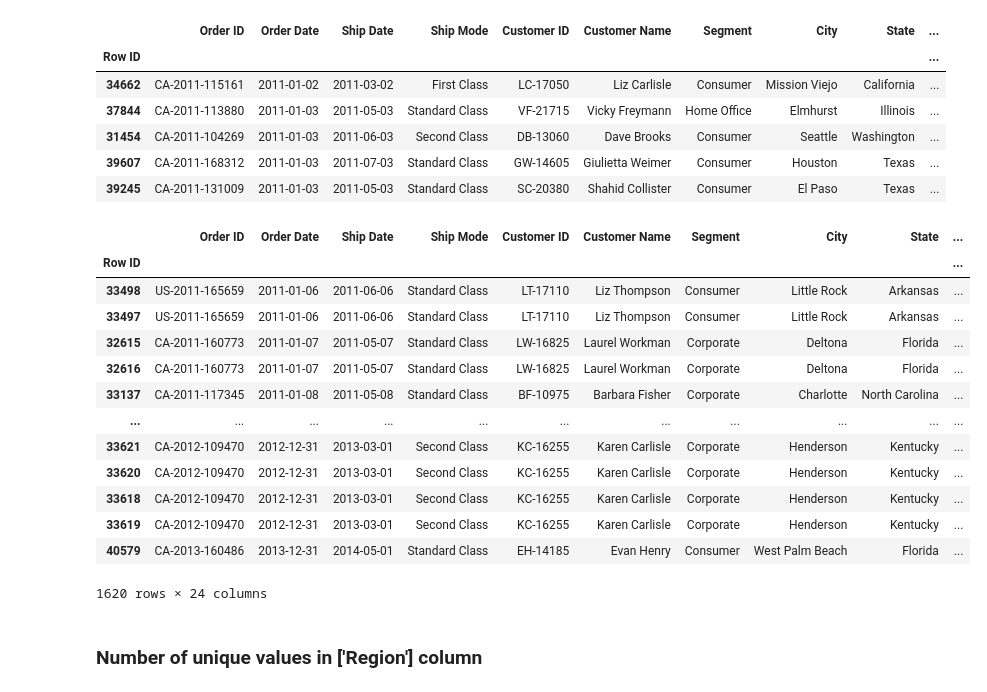
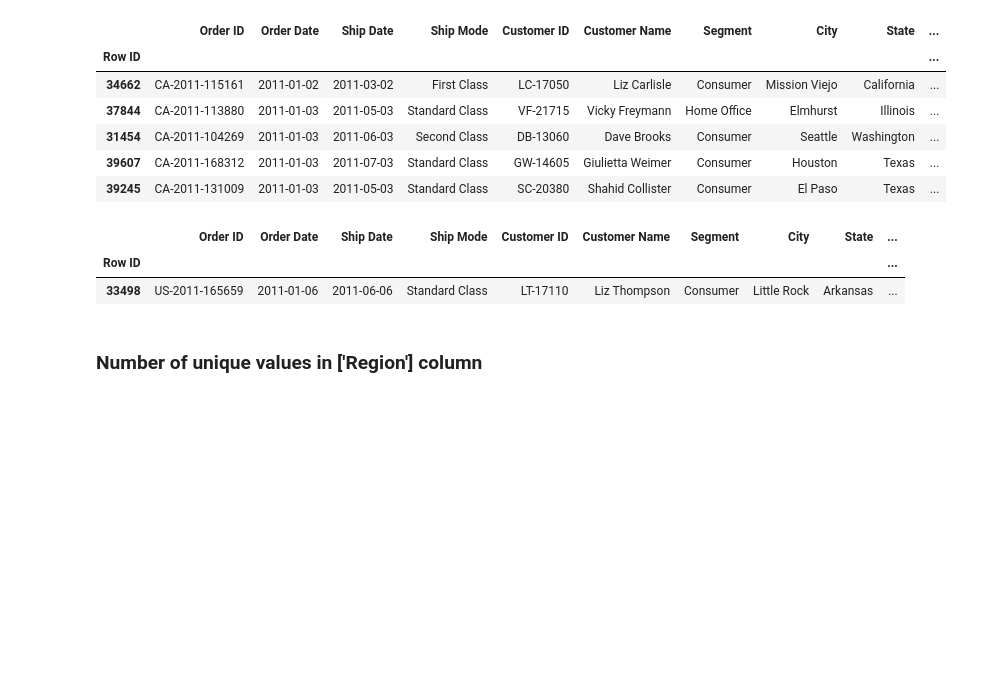
Before and after one commit to abidshafee/dataAnalysis, a Jupyter notebook: dataAnalysis.ipynb, the cells around one changed output. Saved outputs shown, nothing was run; the diff lists cells and outputs as text; code cells hidden in the pictures; blank space fills up the shorter version.

```diff
--- a/dataAnalysis.ipynb
+++ b/dataAnalysis.ipynb
@@ -372,23 +372,12 @@ cln_df.head()
 # %%
 # cln_df['Region'].value_counts().plot(kind='bar')
 
 south_region = cln_df.loc[df['Region']=='South']
-south_region
+south_region.head(1)
 # %% [output]
 |  | Order ID | Order Date | Ship Date | Ship Mode | Customer ID | Customer Name | Segment | City | State | ... |
 | Row ID |  |  |  |  |  |  |  |  |  | ... |
 | 33498 | US-2011-165659 | 2011-01-06 | 2011-06-06 | Standard Class | LT-17110 | Liz Thompson | Consumer | Little Rock | Arkansas | ... |
-| 33497 | US-2011-165659 | 2011-01-06 | 2011-06-06 | Standard Class | LT-17110 | Liz Thompson | Consumer | Little Rock | Arkansas | ... |
-| 32615 | CA-2011-160773 | 2011-01-07 | 2011-05-07 | Standard Class | LW-16825 | Laurel Workman | Corporate | Deltona | Florida | ... |
-| 32616 | CA-2011-160773 | 2011-01-07 | 2011-05-07 | Standard Class | LW-16825 | Laurel Workman | Corporate | Deltona | Florida | ... |
-| 33137 | CA-2011-117345 | 2011-01-08 | 2011-05-08 | Standard Class | BF-10975 | Barbara Fisher | Corporate | Charlotte | North Carolina | ... |
-| ... | ... | ... | ... | ... | ... | ... | ... | ... | ... | ... |
-| 33621 | CA-2012-109470 | 2012-12-31 | 2013-03-01 | Second Class | KC-16255 | Karen Carlisle | Corporate | Henderson | Kentucky | ... |
-| 33620 | CA-2012-109470 | 2012-12-31 | 2013-03-01 | Second Class | KC-16255 | Karen Carlisle | Corporate | Henderson | Kentucky | ... |
-| 33618 | CA-2012-109470 | 2012-12-31 | 2013-03-01 | Second Class | KC-16255 | Karen Carlisle | Corporate | Henderson | Kentucky | ... |
-| 33619 | CA-2012-109470 | 2012-12-31 | 2013-03-01 | Second Class | KC-16255 | Karen Carlisle | Corporate | Henderson | Kentucky | ... |
-| 40579 | CA-2013-160486 | 2013-12-31 | 2014-05-01 | Standard Class | EH-14185 | Evan Henry | Consumer | West Palm Beach | Florida | ... |
-1620 rows × 24 columns
 # %% [markdown]
 ### Number of unique values in ['Region'] column
 # %%
```
Also changed, not shown: parts of 1 cell of this notebook.
